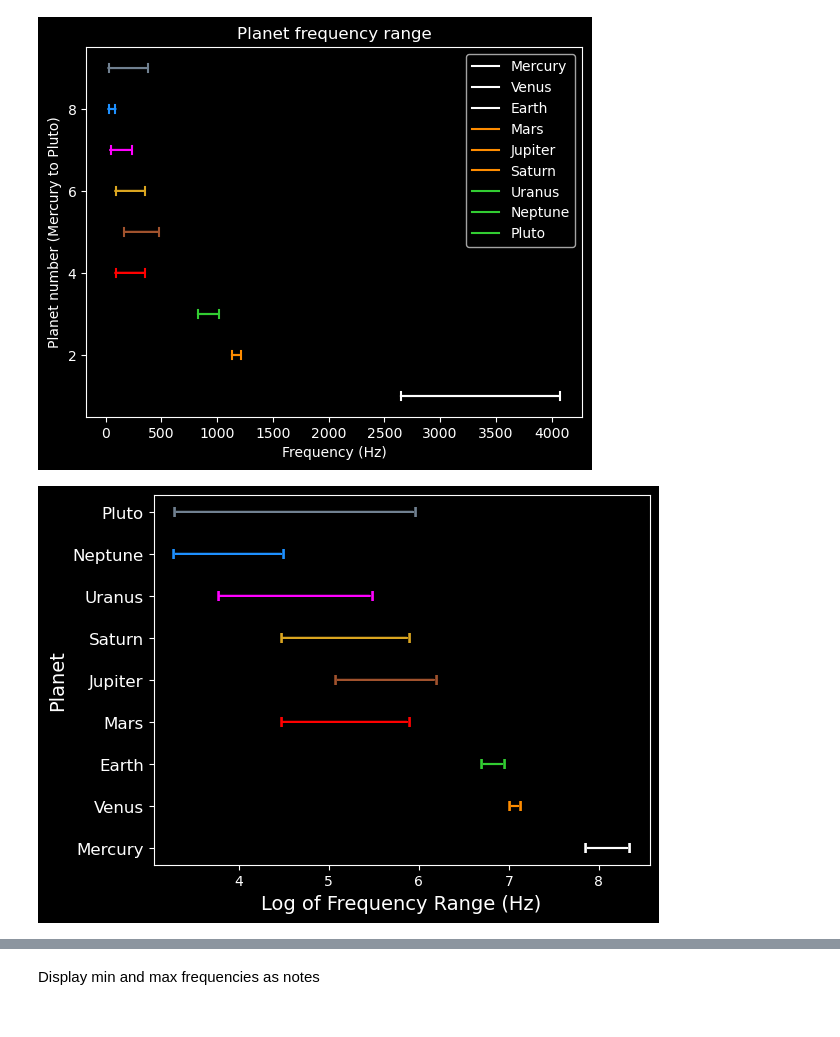
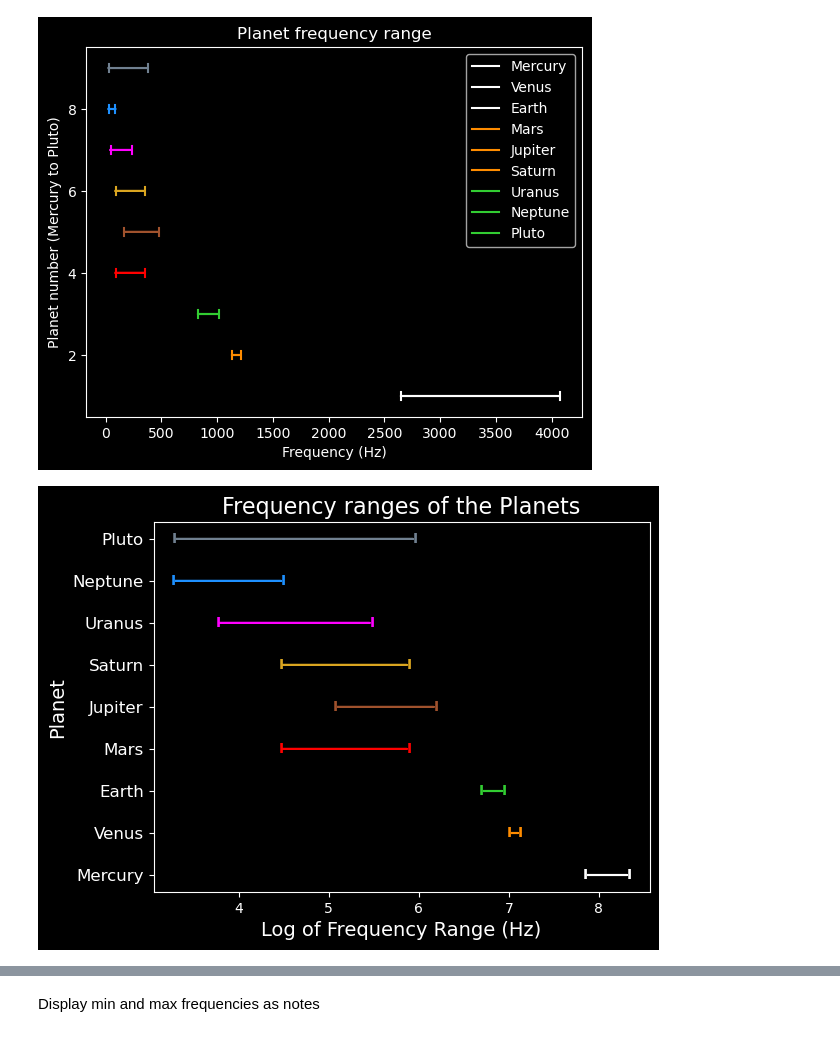
Before and after one commit to neil-power/music_of_the_spheres, a Jupyter notebook: group project.ipynb, the cells around one changed output, grey strips where cells are left out. Drawn from its saved outputs; the diff is of its cells as text; code cells hidden in the pictures.

Commit message:
Updated graph layout

```diff
--- a/group project.ipynb
+++ b/group project.ipynb
@@ -318,26 +318,26 @@ plt.show()
 # %%
 plt.style.use('dark_background')
 for i,planet in enumerate(Planets):
     #plt.plot(np.log(freq_total[i]),np.full(np.size(freq_total[i]),i+1),planet_colours[i])
     #plt.plot([np.min(np.log(freq_total[i])), np.min(np.log(freq_total[i])) ] ,[i+1+0.1,i+1-0.1],planet_colours[i])
     #plt.plot([np.max(np.log(freq_total[i])), np.max(np.log(freq_total[i])) ] ,[i+1+0.1,i+1-0.1],planet_colours[i])
 
     plt.plot(np.log(freq_total[i]),np.full(np.size(freq_total[i]),planet.name),planet_colours[i])
     #plt.plot([np.min(np.log(freq_total[i])), np.min(np.log(freq_total[i])) ] ,[planet.name,planet.name],planet_colours[i])
     #plt.plot([np.max(np.log(freq_total[i])), np.max(np.log(freq_total[i])) ] ,[planet.name,planet.name],planet_colours[i])
     plt.text(np.min(np.log(freq_total[i])),planet.name,"I",horizontalalignment='right', verticalalignment='center',color=planet_colours[i],fontweight="bold")
     plt.text(np.max(np.log(freq_total[i])),planet.name,"I",horizontalalignment='left', verticalalignment='center',fontweight="bold",color=planet_colours[i])
 
-#plt.title("Frequency ranges of the Planets",fontsize=16)
+plt.title("Frequency ranges of the Planets",fontsize=16)
 plt.xlabel("Log of Frequency Range (Hz)",fontsize=14)
 plt.ylabel("Planet",fontsize=14)
 plt.yticks(fontsize=12)
 #plt.legend(planet_names,fontsize=12)
 
 plt.savefig("Planet frequency range.png",dpi=250)
 plt.show()
 # %% [output]
-[figure, old version]
+[figure, new version]
 # %%
 plt.style.use('dark_background')
 fig, ax1 = plt.subplots() #figsize=(6,4)
```
Also changed, not shown: parts of 6 cells of this notebook, 4 other files.
